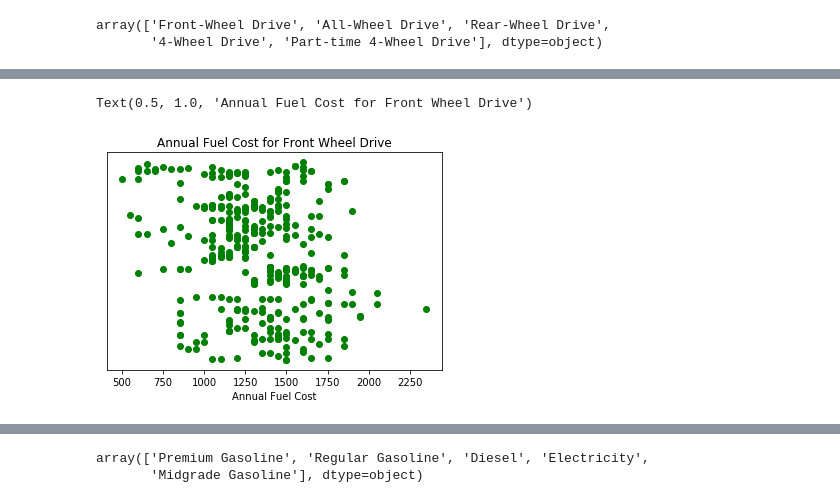
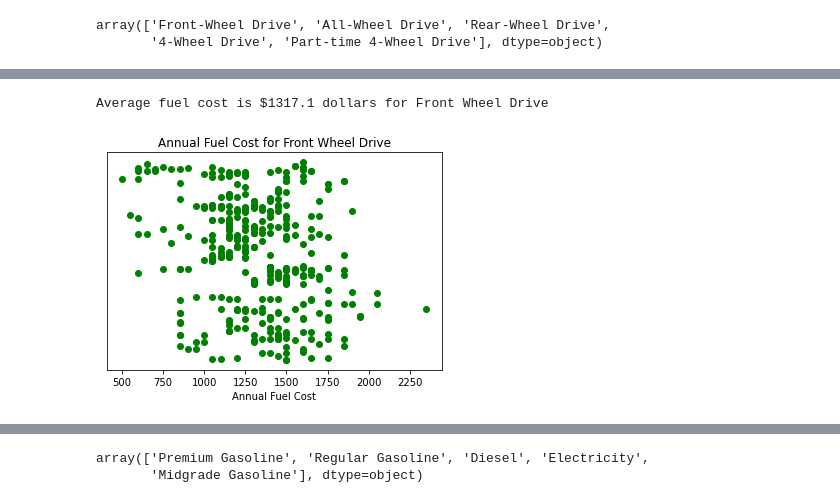
Before and after one commit to geraldwattsthethird/Fuel-Cost-Analysis, a Jupyter notebook: Fuel_Cost.ipynb, the cells around one changed output, grey strips where cells are left out. Cells and saved outputs as stored; diff of their text form; code cells hidden in the pictures.

```diff
--- a/Fuel_Cost.ipynb
+++ b/Fuel_Cost.ipynb
@@ -407,19 +408,22 @@ rear = drive_2017.loc[drive_2017['Drive'] == 'Rear-Wheel Drive']
 # %%
 #Front wheel drive
 f_fuel_cost = front['Annual Fuel Cost (FT1)']
 f_v_id =  front['Vehicle ID']
 plt.scatter(f_fuel_cost, f_v_id, color="green")
 
 # Make y axis disappear #magic
 ax = plt.gca()
 ax.axes.yaxis.set_visible(False)
 
 # Labels
 plt.xlabel("Annual Fuel Cost")
 plt.title("Annual Fuel Cost for Front Wheel Drive")
+
+av_front = front['Annual Fuel Cost (FT1)'].mean()
+print(f'Average fuel cost is ${round(av_front, 2)} dollars for Front Wheel Drive')
 # %% [output]
-Text(0.5, 1.0, 'Annual Fuel Cost for Front Wheel Drive')
+Average fuel cost is $1317.1 dollars for Front Wheel Drive
-[figure, old version]
+[figure, new version]
 # %%
 #All wheel drive
 a_fuel_cost = all_wh['Annual Fuel Cost (FT1)']
```
Also changed, not shown: parts of 23 cells of this notebook, 1 other file.
